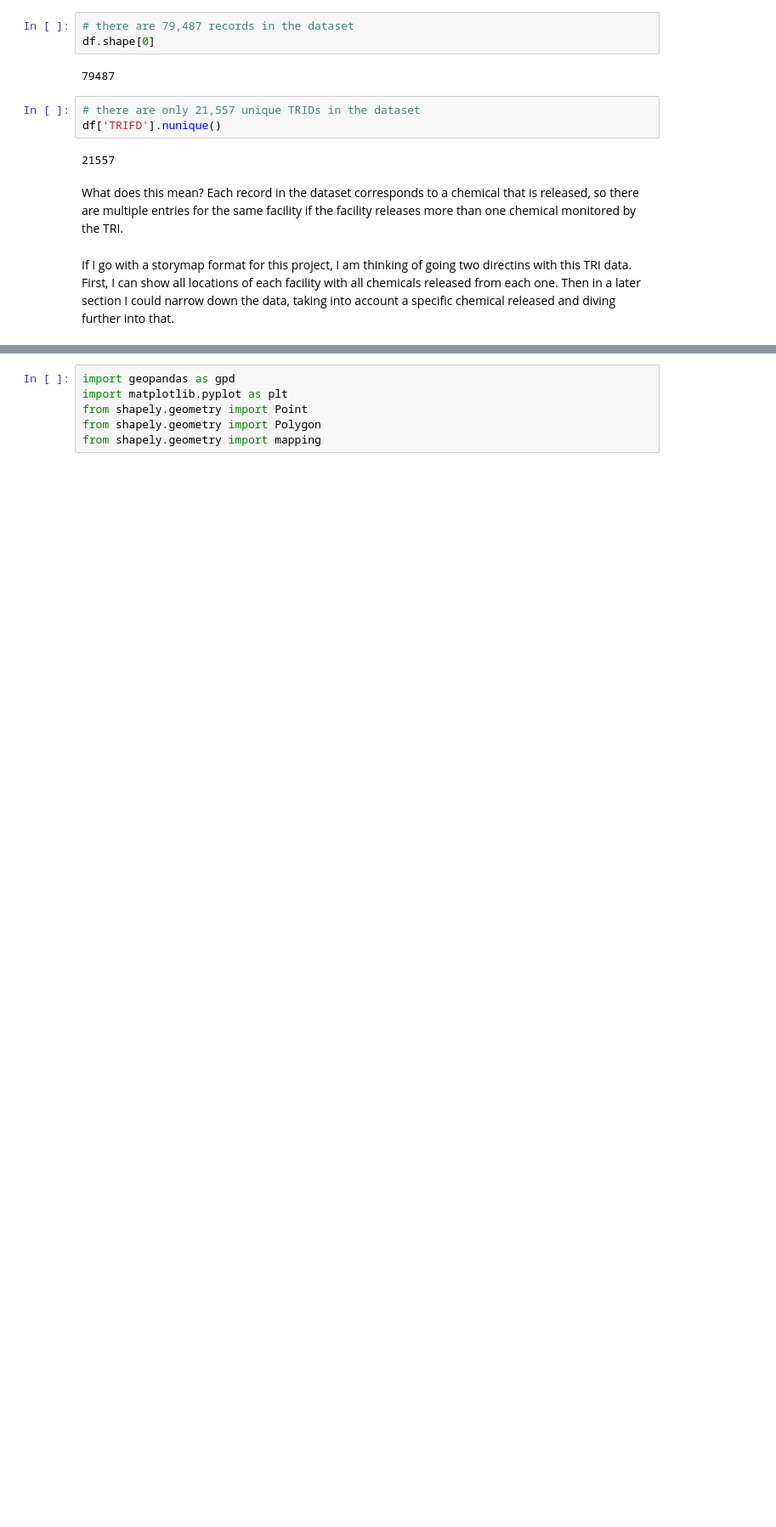
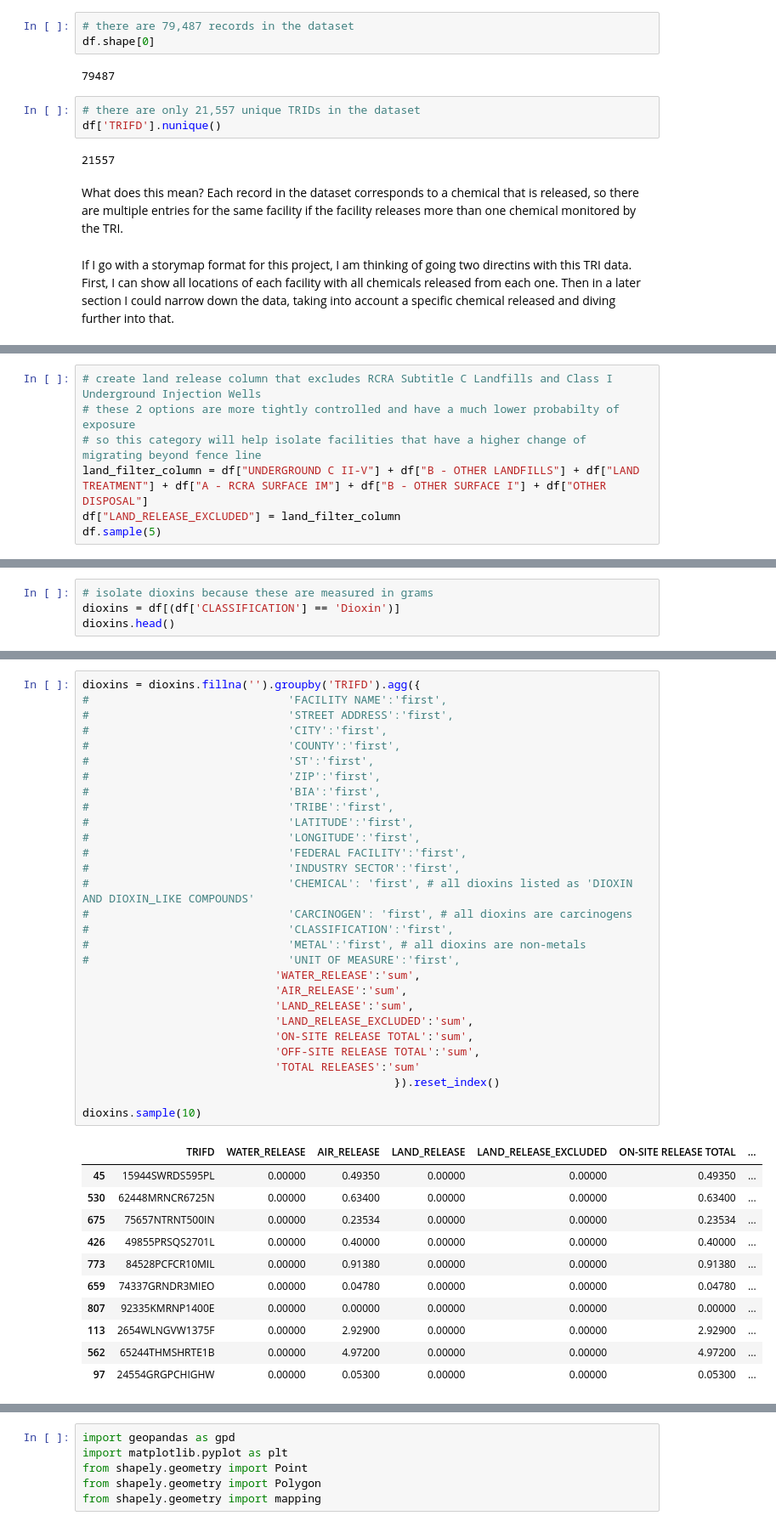
Before and after one commit to EileenGrady/us-industrial-pollution, a Jupyter notebook: TRI-data-exploration.ipynb, the cells around one changed output, grey strips where cells are left out. Shown: that part at 85% size. Drawn from its saved outputs; the diff is of its cells as text; blank space fills up the shorter version.

```diff
--- a/TRI-data-exploration.ipynb
+++ b/TRI-data-exploration.ipynb
@@ -296,0 +328,7 @@ If I go with a storymap format for this project, I am thinking of going two dire
+# %%
+# create land release column that excludes RCRA Subtitle C Landfills and Class I Underground Injection Wells
+# these 2 options are more tightly controlled and have a much lower probabilty of exposure
+# so this category will help isolate facilities that have a higher change of migrating beyond fence line
+land_filter_column = df["UNDERGROUND C II-V"] + df["B - OTHER LANDFILLS"] + df["LAND TREATMENT"] + df["A - RCRA SURFACE IM"] + df["B - OTHER SURFACE I"] + df["OTHER DISPOSAL"]
+df["LAND_RELEASE_EXCLUDED"] = land_filter_column
+df.sample(5)
@@ -296,0 +337,4 @@ If I go with a storymap format for this project, I am thinking of going two dire
+# %%
+# isolate dioxins because these are measured in grams
+dioxins = df[(df['CLASSIFICATION'] == 'Dioxin')]
+dioxins.head()
@@ -296,0 +358,41 @@ If I go with a storymap format for this project, I am thinking of going two dire
+# %%
+dioxins = dioxins.fillna('').groupby('TRIFD').agg({
+#                              'FACILITY NAME':'first',
+#                              'STREET ADDRESS':'first',
+#                              'CITY':'first',
+#                              'COUNTY':'first',
+#                              'ST':'first',
+#                              'ZIP':'first',
+#                              'BIA':'first',
+#                              'TRIBE':'first',
+#                              'LATITUDE':'first',
+#                              'LONGITUDE':'first',
+#                              'FEDERAL FACILITY':'first',
+#                              'INDUSTRY SECTOR':'first',
+#                              'CHEMICAL': 'first', # all dioxins listed as 'DIOXIN AND DIOXIN_LIKE COMPOUNDS'
+#                              'CARCINOGEN': 'first', # all dioxins are carcinogens
+#                              'CLASSIFICATION':'first',
+#                              'METAL':'first', # all dioxins are non-metals
+#                              'UNIT OF MEASURE':'first',
+                             'WATER_RELEASE':'sum',
+                             'AIR_RELEASE':'sum',
+                             'LAND_RELEASE':'sum',
+                             'LAND_RELEASE_EXCLUDED':'sum',
+                             'ON-SITE RELEASE TOTAL':'sum',
+                             'OFF-SITE RELEASE TOTAL':'sum',
+                             'TOTAL RELEASES':'sum'
+                                               }).reset_index()
+
+dioxins.sample(10)
+# %% [output]
+|  | TRIFD | WATER_RELEASE | AIR_RELEASE | LAND_RELEASE | LAND_RELEASE_EXCLUDED | ON-SITE RELEASE TOTAL | ... |
+| 45 | 15944SWRDS595PL | 0.00000 | 0.49350 | 0.00000 | 0.00000 | 0.49350 | ... |
+| 530 | 62448MRNCR6725N | 0.00000 | 0.63400 | 0.00000 | 0.00000 | 0.63400 | ... |
+| 675 | 75657NTRNT500IN | 0.00000 | 0.23534 | 0.00000 | 0.00000 | 0.23534 | ... |
+| 426 | 49855PRSQS2701L | 0.00000 | 0.40000 | 0.00000 | 0.00000 | 0.40000 | ... |
+| 773 | 84528PCFCR10MIL | 0.00000 | 0.91380 | 0.00000 | 0.00000 | 0.91380 | ... |
+| 659 | 74337GRNDR3MIEO | 0.00000 | 0.04780 | 0.00000 | 0.00000 | 0.04780 | ... |
+| 807 | 92335KMRNP1400E | 0.00000 | 0.00000 | 0.00000 | 0.00000 | 0.00000 | ... |
+| 113 | 2654WLNGVW1375F | 0.00000 | 2.92900 | 0.00000 | 0.00000 | 2.92900 | ... |
+| 562 | 65244THMSHRTE1B | 0.00000 | 4.97200 | 0.00000 | 0.00000 | 4.97200 | ... |
+| 97 | 24554GRGPCHIGHW | 0.00000 | 0.05300 | 0.00000 | 0.00000 | 0.05300 | ... |
```
Also changed, not shown: parts of 35 cells of this notebook, 1 other file.
